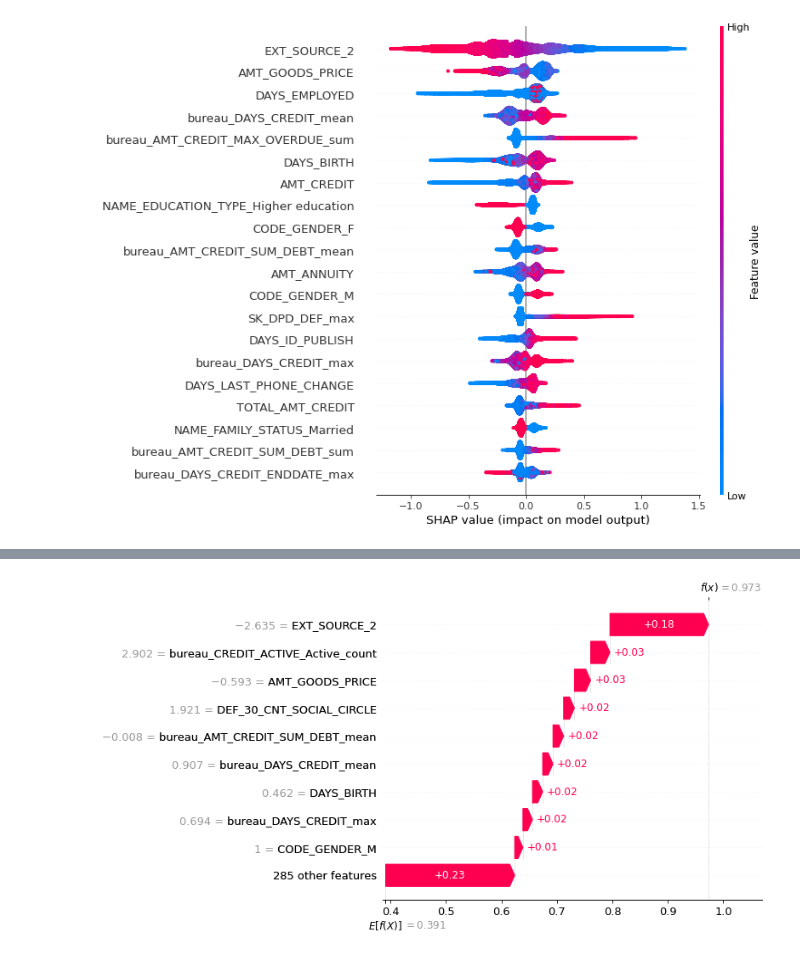
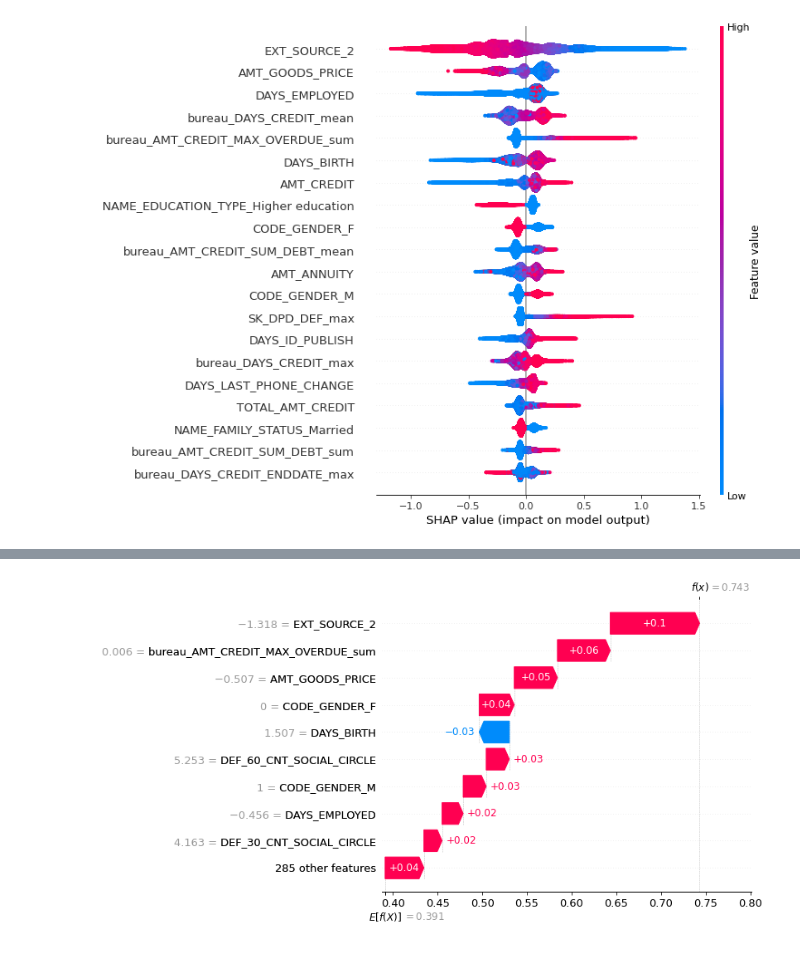
Before and after one commit to Anvil-Late/Default_risk_prediction, a Jupyter notebook: Projet 7.ipynb, the cells around one changed output, grey strips where cells are left out. Drawn from its saved outputs; the diff is of its cells as text; code cells hidden in the pictures.

Commit message:
added shap

```diff
--- a/Projet 7.ipynb
+++ b/Projet 7.ipynb
@@ -1159,3 +1185,9 @@ background = shap.maskers.Independent(X2_comb_test)
 def pred_wrapper(x):
     return shap.links.identity(modfit_xgb.predict_proba(x, validate_features=False)[:,1])
 pred_explainer = shap.Explainer(pred_wrapper, background, link=shap.links.logit)
+
+def get_waterfall(x):
+    shap_pred_values = pred_explainer(x)
+
+    # visualize the first prediction's explanation
+    shap.plots.waterfall(shap_pred_values[0])
@@ -1181,11 +1193,0 @@ np.argmax(xgb_pred[:100])
-# %%
-background = shap.maskers.Independent(X2_comb_test)
-def pred_wrapper(x):
-    return shap.links.identity(modfit_xgb.predict_proba(x, validate_features=False)[:,1])
-pred_explainer = shap.Explainer(pred_wrapper, background, link=shap.links.logit)
-
-def get_waterfall(idx):
-    shap_pred_values = pred_explainer(X2_comb_test.iloc[idx:idx+1])
-
-    # visualize the first prediction's explanation
-    shap.plots.waterfall(shap_pred_values[0])
@@ -1196,4 +1194,8 @@ get_waterfall(np.argmin(xgb_pred))
-# %%
-get_waterfall(np.argmax(xgb_pred))
-# %% [output]
-[figure, removed]
+# %%
+client_1 = X2_comb_test.loc[X2_comb_test.index == 100002, :]
+client_2 = X2_comb_test.loc[X2_comb_test.index == X2_comb_test.iloc[np.argmin(xgb_pred), :].name, :]
+client_3 = X2_comb_test.loc[X2_comb_test.index == X2_comb_test.iloc[np.argmax(xgb_pred), :].name, :]
+# %%
+get_waterfall(client_1)
+# %% [output]
+[figure, added]
```
Also changed, not shown: parts of 18 cells of this notebook.
